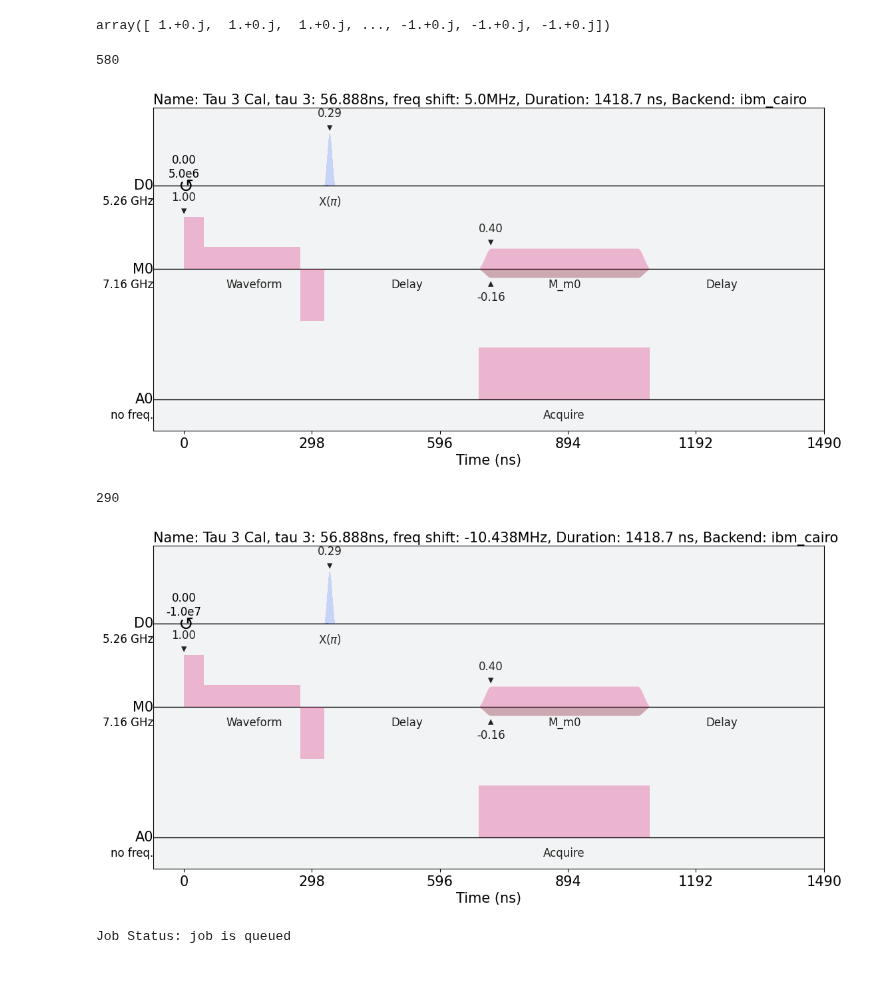
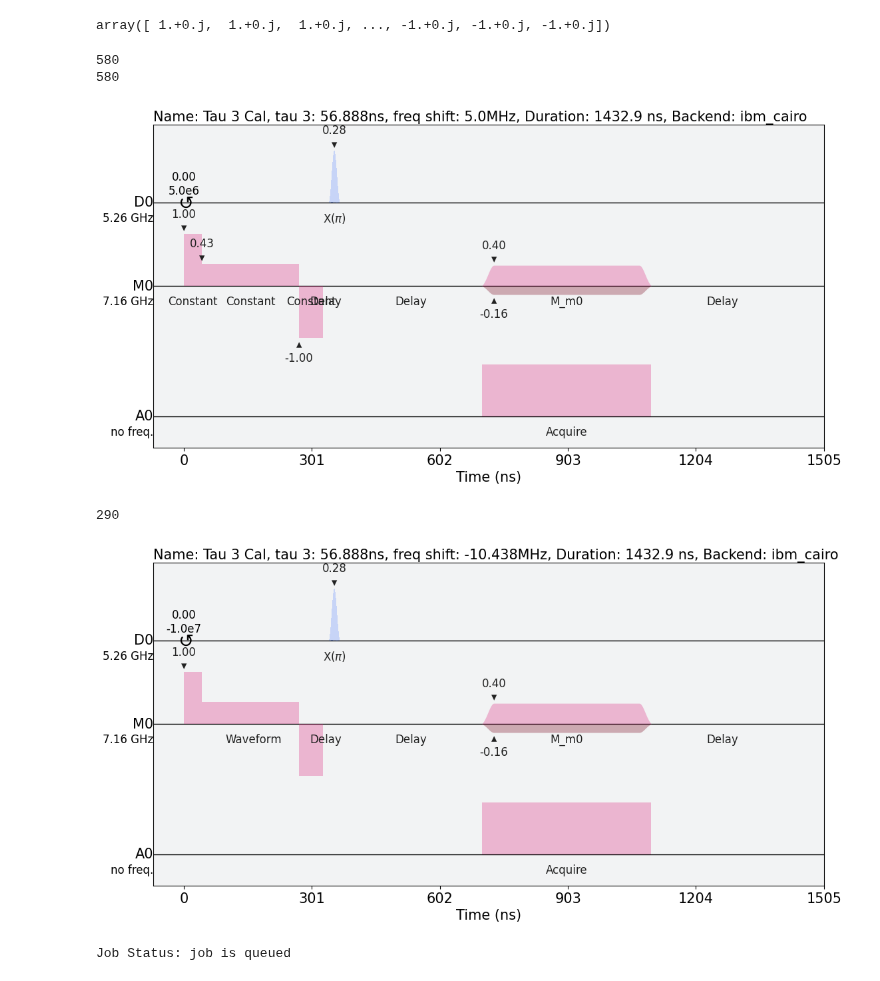
Before and after one commit to AnikenC/ReadoutWithRL, a Jupyter notebook: readoutWithRL/experiments_side/bug_repellent.ipynb, the cells around one changed output. Cells and saved outputs as stored; diff of their text form; code cells hidden in the pictures.

```diff
--- a/readoutWithRL/experiments_side/bug_repellent.ipynb
+++ b/readoutWithRL/experiments_side/bug_repellent.ipynb
@@ -126,7 +126,7 @@ if DEBUG_PRINT:
 
 from helper_funcs.utils import *
 
-tau_1 = get_dt_from(46.2 * ns) * dt
+tau_1 = get_dt_from(42.3 * ns) * dt
 tau_2 = get_dt_from(270 * ns) * dt
 
 tau_3_span = 33. * ns
@@ -136,6 +136,8 @@ tau_3_linspace = np.linspace(-0.5 * tau_3_span + tau_3_est, 0.5 * tau_3_span + t
 tau_3_linspace = convert_arr_to_dt(tau_3_linspace)
 print(tau_3_linspace/ns)
 
+qubit_tone_delay_dt = 64
+
 freq_span = 20.0 * MHz
 freq_center = -5.0 * MHz
 num_freq_exp = 58
@@ -188,43 +190,76 @@ t_pulse.samples
 array([ 1.+0.j,  1.+0.j,  1.+0.j, ..., -1.+0.j, -1.+0.j, -1.+0.j])
 # %%
 tau_3_exp = []
+tau_3_segment_exp = []
 
 for tau_3_sec in tau_3_linspace:
     tau_3_dt = get_closest_multiple_of_16(get_dt_from(tau_3_sec))
     tau_3_sec = tau_3_dt * dt
     tau_3_pulse = pulse.Waveform(generate_tau_3_waveform(tau_3_sec))
 
     for freq_shift in ac_freq_linspace:
         with pulse.build(
             backend=backend,
             default_alignment='sequential',
             name=f'Tau 3 Cal, tau 3: {int(1e3*tau_3_sec / ns)/1e3}ns, freq shift: {int(1e3*freq_shift/MHz)/1e3}MHz'
         ) as tau_3_sched:
             qubit_chan = pulse.drive_channel(qubit)
             meas_chan = pulse.measure_channel(qubit)
 
             pulse.shift_frequency(freq_shift, qubit_chan)
             pulse.play(tau_3_pulse, meas_chan)
+            pulse.delay(qubit_tone_delay_dt, meas_chan)
             pulse.play(x_pulse, qubit_chan)
             pulse.delay(measure_delay.duration, meas_chan)
             pulse.measure(qubit, pulse.MemorySlot(qubit))
         tau_3_exp.append(tau_3_sched)
 
+        with pulse.build(
+            backend=backend,
+            default_alignment='sequential',
+            name=f'Tau 3 Cal, tau 3: {int(1e3*tau_3_sec / ns)/1e3}ns, freq shift: {int(1e3*freq_shift/MHz)/1e3}MHz'
+        ) as tau_3_segment_sched:
+            qubit_chan = pulse.drive_channel(qubit)
+            meas_chan = pulse.measure_channel(qubit)
+
+            pulse.shift_frequency(freq_shift, qubit_chan)
+            pulse.play(
+                pulse.Constant(duration=get_dt_from(tau_1), amp=1.0),
+                meas_chan
+            )
+            pulse.play(
+                pulse.Constant(duration=get_dt_from(tau_2 - tau_1), amp=measure_pulse.amp),
+                meas_chan
+            )
+            pulse.play(
+                pulse.Constant(duration=tau_3_dt, amp=-1.0),
+                meas_chan
+            )
+            pulse.delay(qubit_tone_delay_dt, meas_chan)
+            pulse.play(x_pulse, qubit_chan)
+            pulse.delay(measure_delay.duration, meas_chan)
+            pulse.measure(qubit, pulse.MemorySlot(qubit))
+        tau_3_segment_exp.append(tau_3_segment_sched)
+
 print(len(tau_3_exp))
+print(len(tau_3_segment_exp))
 
-tau_3_exp[-1].draw(
+tau_3_segment_exp[-1].draw(
     backend=backend,
     style=stylesheet.IQXDebugging(),
     show_framechange=True,
     show_waveform_info=True,
     show_barrier=True
 )
 # %% [output]
 580
+580
-[figure, old version]
+[figure, new version]
 # %%
 acquisition_checker(tau_3_exp)
+acquisition_checker(tau_3_segment_exp)
 exp_1, exp_2 = np.array(tau_3_exp).reshape(2, -1).tolist()
+exp_3, exp_4 = np.array(tau_3_segment_exp).reshape(2, -1).tolist()
 
 print(len(exp_1))
 
@@ -237,7 +272,7 @@ exp_2[-45].draw(
 )
 # %% [output]
 290
-[figure, old version]
+[figure, new version]
 # %%
 num_shots = 4096
 rep_delay = 499.0 * 1e-6
```
Also changed, not shown: parts of 8 cells of this notebook, 9 other files.
